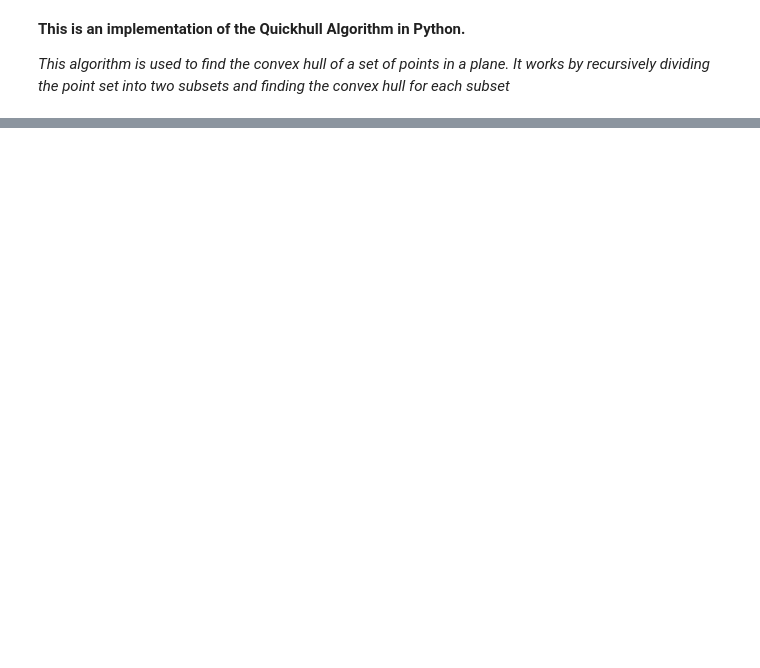
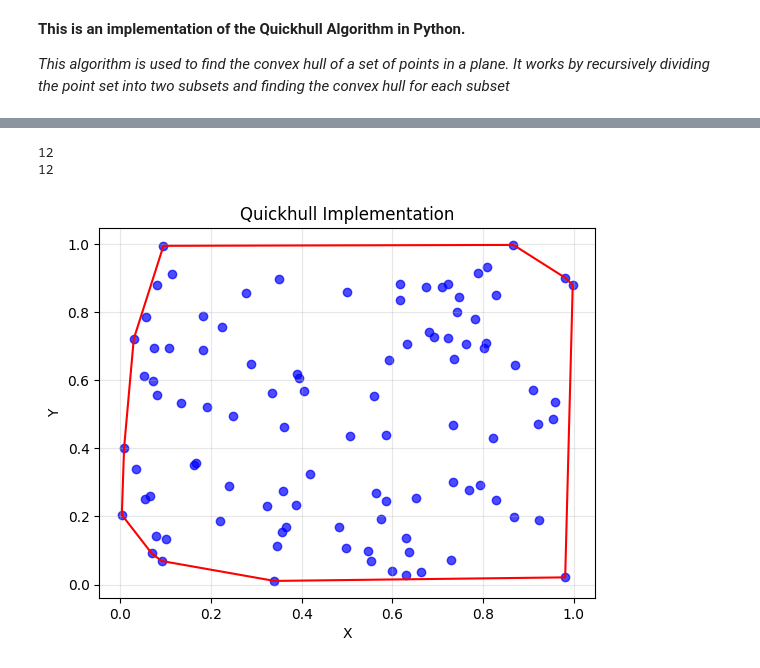
Before and after one commit to deltathecreatorr/Quickhull, a Jupyter notebook: quickhull.ipynb, the cells around one changed output, grey strips where cells are left out. Drawn from its saved outputs; the diff is of its cells as text; code cells hidden in the pictures; blank space fills up the shorter version.

Commit message:
Completed the 2D implementation for the quickhull algorithm.

```diff
--- a/quickhull.ipynb
+++ b/quickhull.ipynb
@@ -27,4 +20,5 @@ plt.show()
 # %%
+
 def perpendicular_distance(p1, p2, p):
     """
     Finds the distance from point p to the line that joins through points p1, p2. This is the determinant of the vectors
@@ -36,5 +30,4 @@ def perpendicular_distance(p1, p2, p):
 
     Return: Distance from point p to the line through p1 and p2
     """
-
-    return abs((p[1] - p1[1]) * (p2[0] - p1[0]) - (p2[1] - p1[1]) * (p[0] - p1[1]))
+    return (p[1] - p1[1]) * (p2[0] - p1[0]) - (p2[1] - p1[1]) * (p[0] - p1[0])
@@ -41,3 +53,25 @@ def perpendicular_distance(p1, p2, p):
+# %%
+def sort_points(points):
+    """
+    This sorts the convex hull points in a counter clockwise position to make sure the plot draws the convex hull accurately. This does not impact the quickhull algorithm in anyway,
+    it is for visualisation on the graph
+
+    Arguments:
+        points - [(x1, y1), (x2, y2), ...] - The points from the convex hull
+    Return: A list of points sorted in counter clockwise order
+    """
+
+    if len(points) <= 1:
+        return points
+
+    #Find the point closest to the centroid out of all the points to focus on
+    centroid_x = sum(p[0] for p in points) / len(points)
+    centroid_y = sum(p[1] for p in points) / len(points)
+
+    def angle_from_centroid(point):
+        #Calculating the angle between the point and the centroid, it does this for both centroid on each axis
+        return math.atan2(point[1] - centroid_y, point[0] - centroid_x)
+    return sorted(points, key=angle_from_centroid)
 # %%
 # Quickhull Algorithm Implementation
 def quickhull(points):
@@ -88,0 +93,19 @@ RecursionError: maximum recursion depth exceeded
+# %%
+convex_hull = quickhull(points)
+convex_x = [p[0] for p in convex_hull]
+convex_y = [p[1] for p in convex_hull]
+convex_x.append(convex_x[0])
+convex_y.append(convex_y[0])
+print(len(convex_x))
+print(len(convex_y))
+plt.scatter(x, y, alpha = 0.7, color = "blue")
+plt.plot(convex_x, convex_y, color = "red")
+plt.title("Quickhull Implementation")
+plt.xlabel("X")
+plt.ylabel("Y")
+plt.grid(True, alpha = 0.3)
+plt.show()
+# %% [output]
+12
+12
+[figure, added]
```
Also changed, not shown: parts of 4 cells of this notebook, 2 other files.
